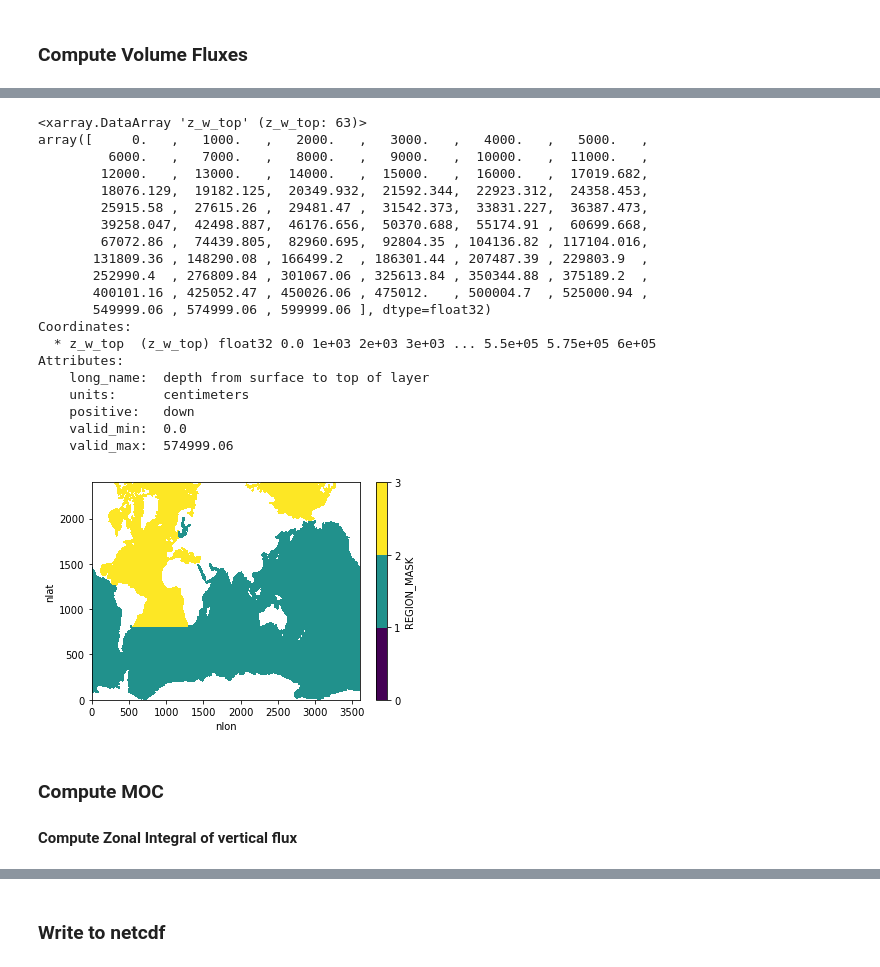
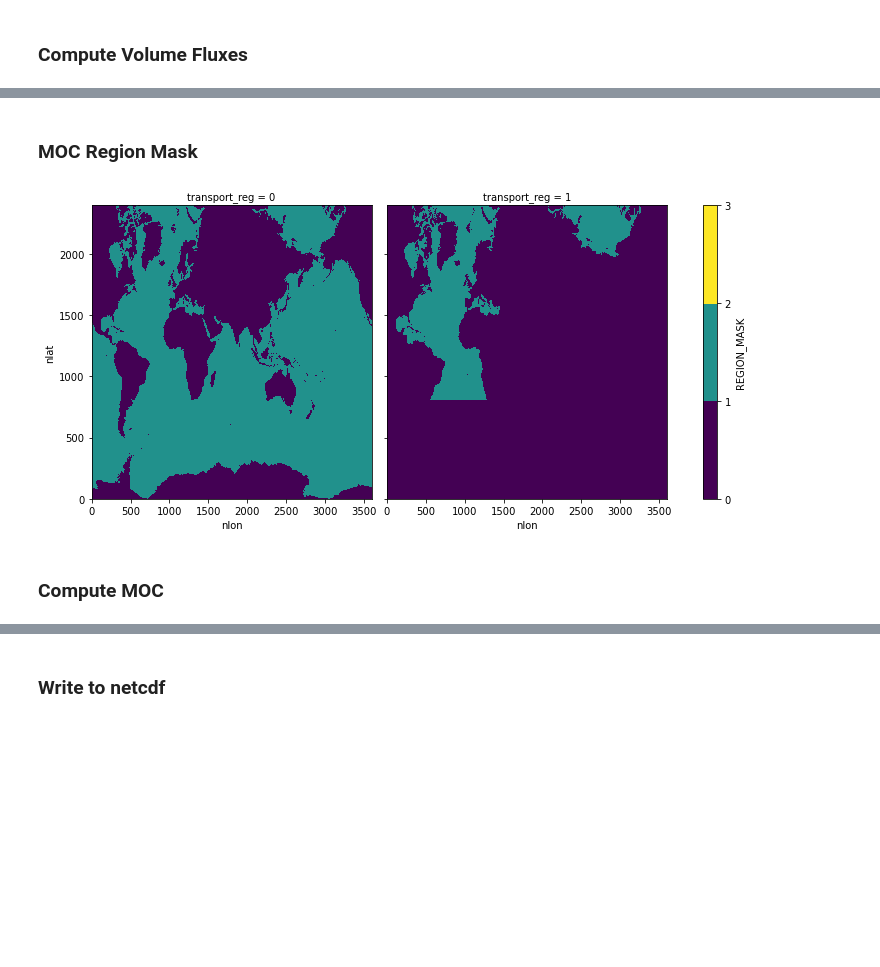
Before and after one commit to sgyeager/POP_MOC, a Jupyter notebook: notebooks/pop_MOCz_0.1deg.ipynb, the cells around one changed output, grey strips where cells are left out. Saved outputs shown, nothing was run; the diff lists cells and outputs as text; code cells hidden in the pictures; blank space fills up the shorter version.

```diff
--- a/notebooks/pop_MOCz_0.1deg.ipynb
+++ b/notebooks/pop_MOCz_0.1deg.ipynb
@@ -50,16 +82,18 @@ Tab(children=(HTML(value='<div class="jp-RenderedHTMLCommon jp-RenderedHTML jp-m
 # %%
-fdir = '/glade/scratch/whokim/archive/g.e21.GRYF_0304.TL319_t13.003/ocn/proc/tavg/annual/'
-# ds = xr.open_mfdataset(fdir + 'g.e21.GRYF_0304.TL319_t13.003.pop.WVEL.0*.nc',
-#                        parallel=True, combine='by_coords', compat='override', coords='minimal')
+fdir = '/glade/campaign/cgd/oce/people/whokim/csm/g.e21.GRYF_0304.TL319_t13.003/ocn/hist/'
 
-ds = xr.open_mfdataset(fdir + 'g.e21.GRYF_0304.TL319_t13.003.pop.WVEL.0*.nc',
-#                        chunks={'time': 1, 'z_w_top': 4}, parallel=True, combine='by_coords',
-                       chunks={'time':1}, parallel=True, combine='by_coords',
-                       compat='override', coords='minimal')
+#fin = fdir + 'g.e21.GRYF_0304.TL319_t13.003.pop.h.0060-??.nc'
+#ds = xr.open_mfdataset(fin,combine='by_coords',
+#                       preprocess=preprocessor,chunks={'time':1,'nlon':150},
+#                       coords="minimal",compat="override",data_vars="minimal",
+#                       parallel=True,)
+
+fin = fdir + 'g.e21.GRYF_0304.TL319_t13.003.pop.h.0060-01.nc'
+ds = xr.open_dataset(fin,chunks={'time':1,'nlon':150})
 
 fgrd = '/glade/work/whokim/grid/POP.TL319_t13.grid.nc'
-ds_g = xr.open_dataset(fgrd)
+ds_grid = xr.open_dataset(fgrd)
 
 fmoc = '/glade/u/home/yeager/analysis/python/POP_MOC/moc_template.nc'
-ds_t = xr.open_dataset(fmoc)
+ds_moctemp = xr.open_dataset(fmoc)
 # %%
@@ -146,37 +206,14 @@ wflux = xr.concat([wflux,wflux_bot],dim='z_w_top')
-# %%
-wflux.z_w_top
-# %% [output]
-<xarray.DataArray 'z_w_top' (z_w_top: 63)>
-array([     0.   ,   1000.   ,   2000.   ,   3000.   ,   4000.   ,   5000.   ,
-         6000.   ,   7000.   ,   8000.   ,   9000.   ,  10000.   ,  11000.   ,
-        12000.   ,  13000.   ,  14000.   ,  15000.   ,  16000.   ,  17019.682,
-        18076.129,  19182.125,  20349.932,  21592.344,  22923.312,  24358.453,
-        25915.58 ,  27615.26 ,  29481.47 ,  31542.373,  33831.227,  36387.473,
-        39258.047,  42498.887,  46176.656,  50370.688,  55174.91 ,  60699.668,
-        67072.86 ,  74439.805,  82960.695,  92804.35 , 104136.82 , 117104.016,
-       131809.36 , 148290.08 , 166499.2  , 186301.44 , 207487.39 , 229803.9  ,
-       252990.4  , 276809.84 , 301067.06 , 325613.84 , 350344.88 , 375189.2  ,
-       400101.16 , 425052.47 , 450026.06 , 475012.   , 500004.7  , 525000.94 ,
-       549999.06 , 574999.06 , 599999.06 ], dtype=float32)
-Coordinates:
-  * z_w_top  (z_w_top) float32 0.0 1e+03 2e+03 3e+03 ... 5.5e+05 5.75e+05 6e+05
-Attributes:
-    long_name:  depth from surface to top of layer
-    units:      centimeters
-    positive:   down
-    valid_min:  0.0
-    valid_max:  574999.06
-# %%
-## Define MOC region mask with legend:
-rmask = ds_g.REGION_MASK
-rmasknew = rmask.where(rmask>0)
-rmasknew = xr.where((rmask>0),1,rmasknew)
-rmasknew = xr.where((rmask>=6) & (rmask<=11),2,rmasknew)
-rmasknew.plot(levels=[0,1,2,3]);
-rmasknew.attrs['legend'] = {0:"Global",1:"IndoPac+SO",2:"Atlantic"}
-# %% [output]
-[figure, removed]
+# %% [markdown]
+### MOC Region Mask
+# %%
+## Define the MOC region mask:
+rmask = ds_grid.REGION_MASK.drop(['ULONG','ULAT'])
+rmaskglob = xr.where((rmask>0),1,0)
+rmaskatl = xr.where((rmask>=6) & (rmask<=11),1,0)
+rmaskmoc = xr.concat([rmaskglob,rmaskatl],dim=ds_moctemp.transport_regions)
+# %%
+rmaskmoc.plot(levels=[0,1,2,3],col='transport_reg',size=5);
+# %% [output]
+[figure, added]
 # %% [markdown]
 ### Compute MOC
-
-#### Compute Zonal Integral of vertical flux
```
Also changed, not shown: parts of 38 cells of this notebook, 1 other file.
